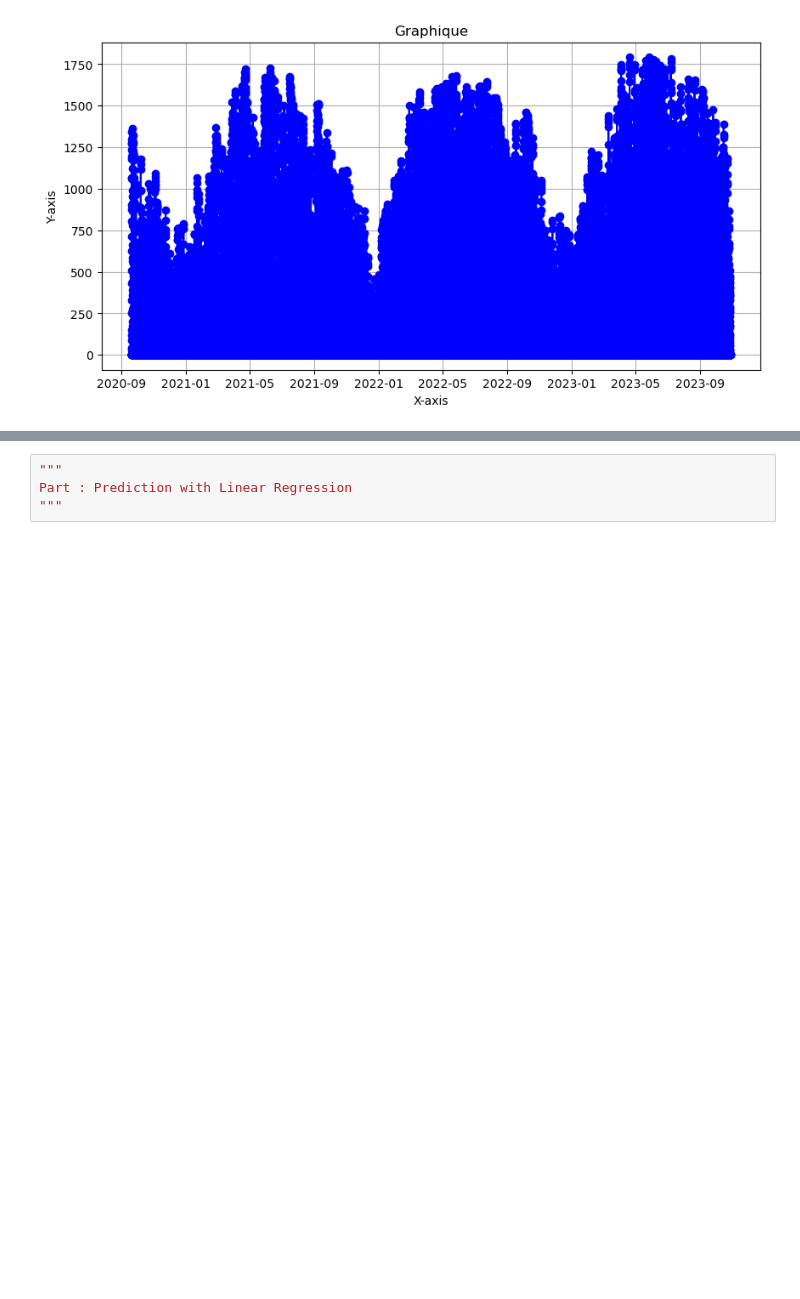
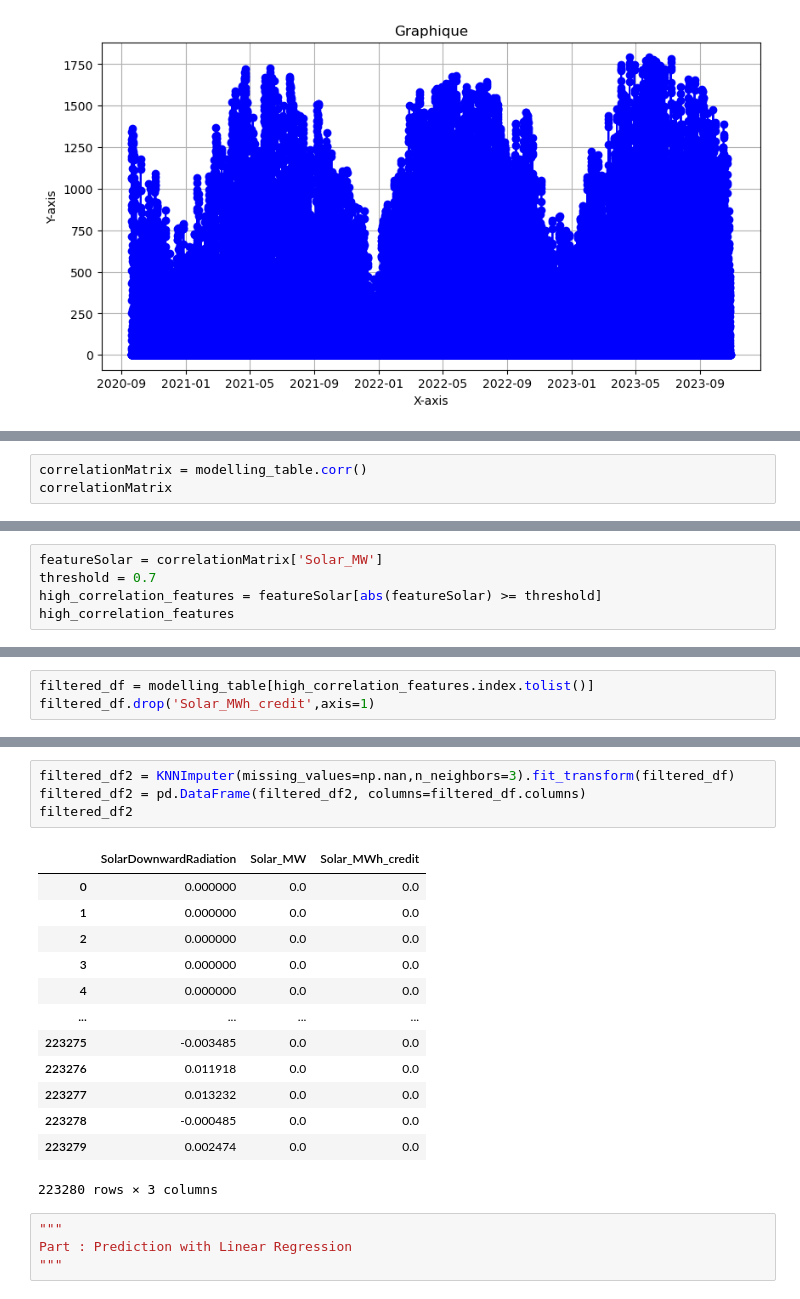
Before and after one commit to znaatcher/ProjectDatascience, a Jupyter notebook: project.ipynb, the cells around one changed output, grey strips where cells are left out. Drawn from its saved outputs; the diff is of its cells as text; blank space fills up the shorter version.

```diff
--- a/project.ipynb
+++ b/project.ipynb
@@ -171,0 +268,3 @@ Part : Preprocessing 2 (Selection, creation of interesting features)
+# %%
+correlationMatrix = modelling_table.corr()
+correlationMatrix
@@ -171,0 +278,5 @@ Part : Preprocessing 2 (Selection, creation of interesting features)
+# %%
+featureSolar = correlationMatrix['Solar_MW']
+threshold = 0.7
+high_correlation_features = featureSolar[abs(featureSolar) >= threshold]
+high_correlation_features
@@ -171,0 +288,3 @@ Part : Preprocessing 2 (Selection, creation of interesting features)
+# %%
+filtered_df = modelling_table[high_correlation_features.index.tolist()]
+filtered_df.drop('Solar_MWh_credit',axis=1)
@@ -172,3 +305,21 @@ Part : Preprocessing 2 (Selection, creation of interesting features)
+# %%
+filtered_df2 = KNNImputer(missing_values=np.nan,n_neighbors=3).fit_transform(filtered_df)
+filtered_df2 = pd.DataFrame(filtered_df2, columns=filtered_df.columns)
+filtered_df2
+# %% [output]
+|  | SolarDownwardRadiation | Solar_MW | Solar_MWh_credit |
+| 0 | 0.000000 | 0.0 | 0.0 |
+| 1 | 0.000000 | 0.0 | 0.0 |
+| 2 | 0.000000 | 0.0 | 0.0 |
+| 3 | 0.000000 | 0.0 | 0.0 |
+| 4 | 0.000000 | 0.0 | 0.0 |
+| ... | ... | ... | ... |
+| 223275 | -0.003485 | 0.0 | 0.0 |
+| 223276 | 0.011918 | 0.0 | 0.0 |
+| 223277 | 0.013232 | 0.0 | 0.0 |
+| 223278 | -0.000485 | 0.0 | 0.0 |
+| 223279 | 0.002474 | 0.0 | 0.0 |
+223280 rows × 3 columns
 # %%
 """
 Part : Prediction with Linear Regression
```
Also changed, not shown: parts of 17 cells of this notebook.
